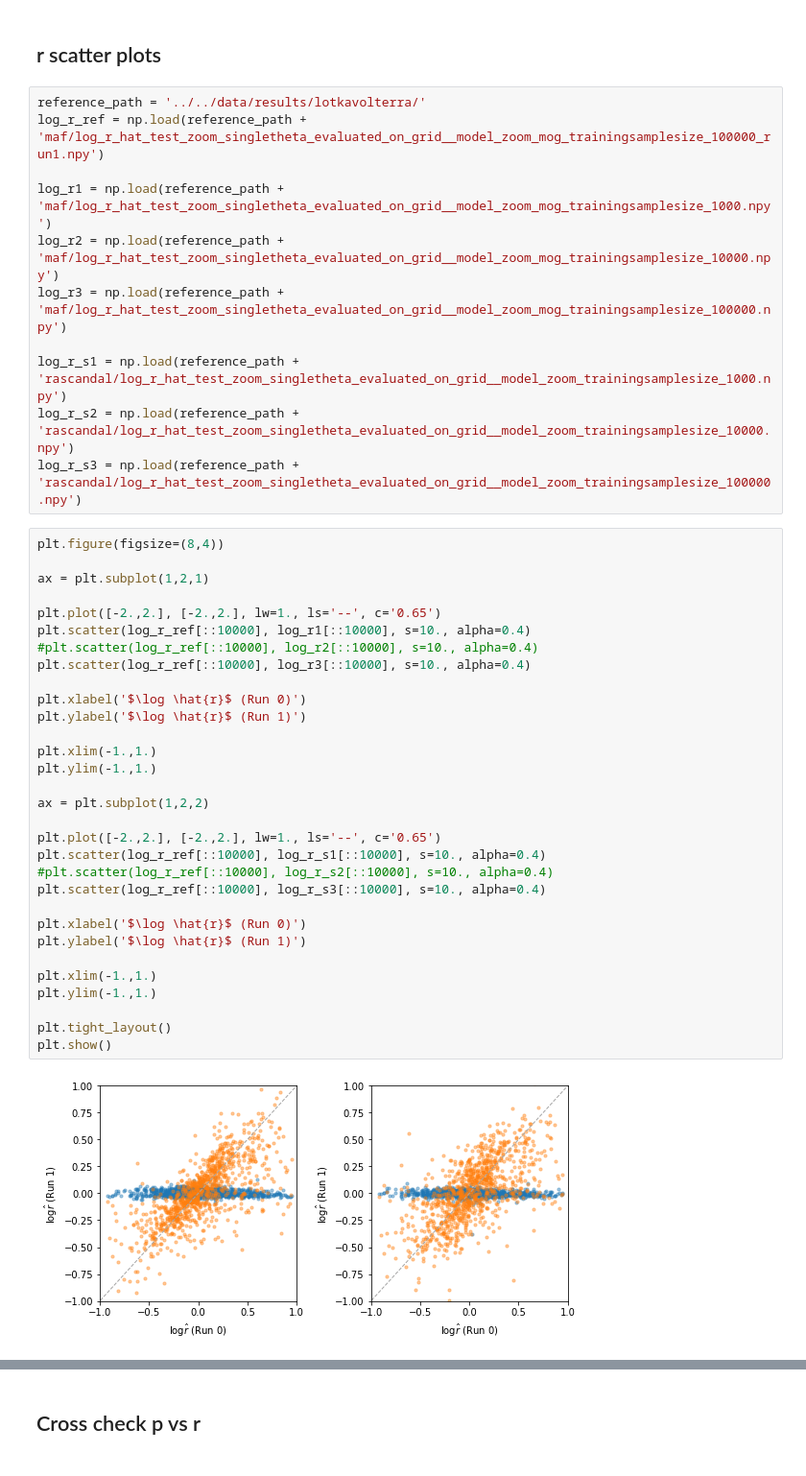
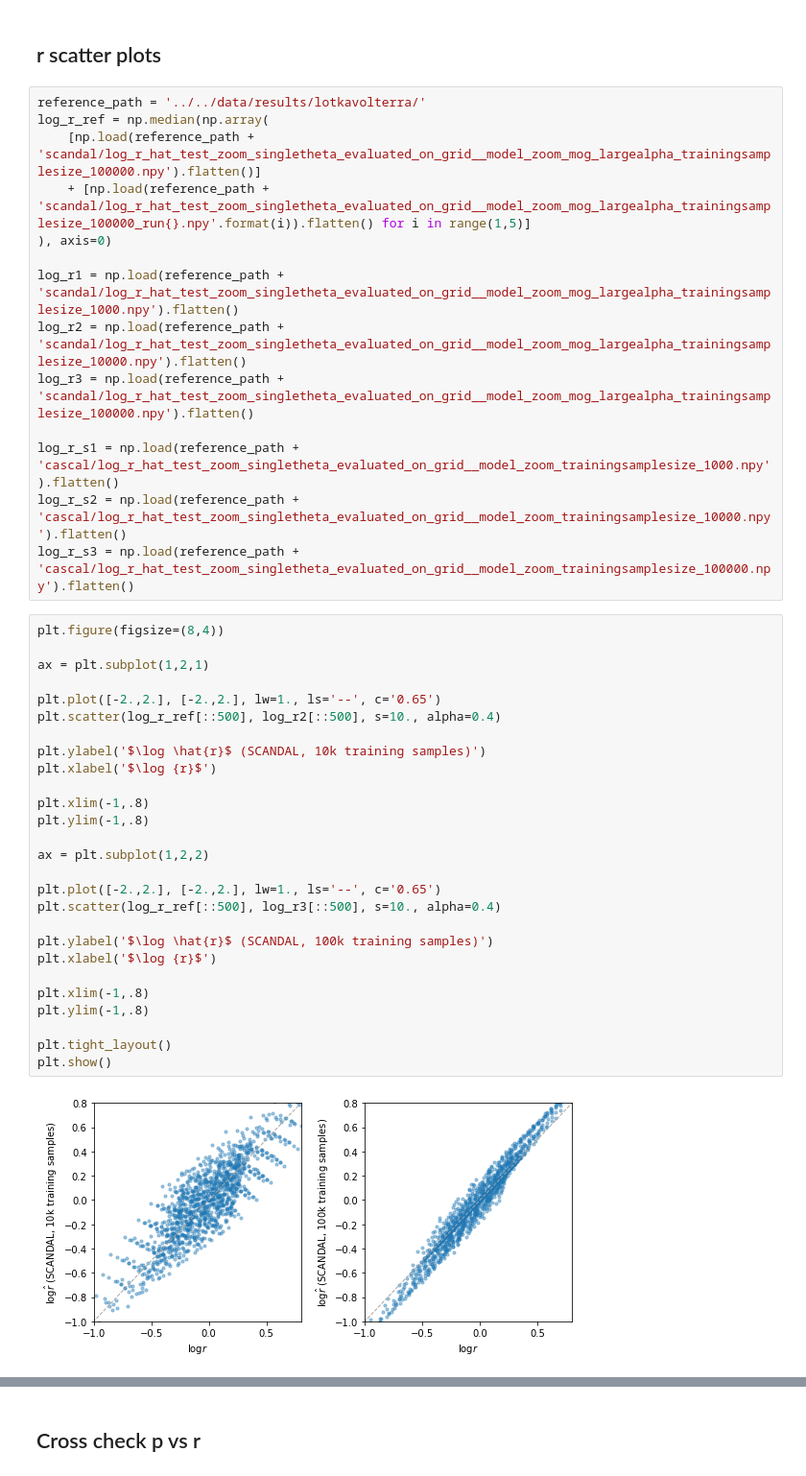
Before and after one commit to johannbrehmer/goldmine, a Jupyter notebook: goldmine/notebooks/lotka_volterra/result_cross_checks.ipynb, the cells around one changed output, grey strips where cells are left out. Shown: that part at 96% size. Drawn from its saved outputs; the diff is of its cells as text.

```diff
--- a/goldmine/notebooks/lotka_volterra/result_cross_checks.ipynb
+++ b/goldmine/notebooks/lotka_volterra/result_cross_checks.ipynb
@@ -13,45 +13,44 @@ from goldmine.simulators.lotka_volterra import LotkaVolterra
 ## r scatter plots
 # %%
 reference_path = '../../data/results/lotkavolterra/'
-log_r_ref = np.load(reference_path + 'maf/log_r_hat_test_zoom_singletheta_evaluated_on_grid__model_zoom_mog_trainingsamplesize_100000_run1.npy')
+log_r_ref = np.median(np.array(
+    [np.load(reference_path + 'scandal/log_r_hat_test_zoom_singletheta_evaluated_on_grid__model_zoom_mog_largealpha_trainingsamplesize_100000.npy').flatten()]
+    + [np.load(reference_path + 'scandal/log_r_hat_test_zoom_singletheta_evaluated_on_grid__model_zoom_mog_largealpha_trainingsamplesize_100000_run{}.npy'.format(i)).flatten() for i in range(1,5)]
+), axis=0)
 
-log_r1 = np.load(reference_path + 'maf/log_r_hat_test_zoom_singletheta_evaluated_on_grid__model_zoom_mog_trainingsamplesize_1000.npy')
-log_r2 = np.load(reference_path + 'maf/log_r_hat_test_zoom_singletheta_evaluated_on_grid__model_zoom_mog_trainingsamplesize_10000.npy')
-log_r3 = np.load(reference_path + 'maf/log_r_hat_test_zoom_singletheta_evaluated_on_grid__model_zoom_mog_trainingsamplesize_100000.npy')
+log_r1 = np.load(reference_path + 'scandal/log_r_hat_test_zoom_singletheta_evaluated_on_grid__model_zoom_mog_largealpha_trainingsamplesize_1000.npy').flatten()
+log_r2 = np.load(reference_path + 'scandal/log_r_hat_test_zoom_singletheta_evaluated_on_grid__model_zoom_mog_largealpha_trainingsamplesize_10000.npy').flatten()
+log_r3 = np.load(reference_path + 'scandal/log_r_hat_test_zoom_singletheta_evaluated_on_grid__model_zoom_mog_largealpha_trainingsamplesize_100000.npy').flatten()
 
-log_r_s1 = np.load(reference_path + 'rascandal/log_r_hat_test_zoom_singletheta_evaluated_on_grid__model_zoom_trainingsamplesize_1000.npy')
-log_r_s2 = np.load(reference_path + 'rascandal/log_r_hat_test_zoom_singletheta_evaluated_on_grid__model_zoom_trainingsamplesize_10000.npy')
-log_r_s3 = np.load(reference_path + 'rascandal/log_r_hat_test_zoom_singletheta_evaluated_on_grid__model_zoom_trainingsamplesize_100000.npy')
+log_r_s1 = np.load(reference_path + 'cascal/log_r_hat_test_zoom_singletheta_evaluated_on_grid__model_zoom_trainingsamplesize_1000.npy').flatten()
+log_r_s2 = np.load(reference_path + 'cascal/log_r_hat_test_zoom_singletheta_evaluated_on_grid__model_zoom_trainingsamplesize_10000.npy').flatten()
+log_r_s3 = np.load(reference_path + 'cascal/log_r_hat_test_zoom_singletheta_evaluated_on_grid__model_zoom_trainingsamplesize_100000.npy').flatten()
 # %%
 plt.figure(figsize=(8,4))
 
 ax = plt.subplot(1,2,1)
 
 plt.plot([-2.,2.], [-2.,2.], lw=1., ls='--', c='0.65')
-plt.scatter(log_r_ref[::10000], log_r1[::10000], s=10., alpha=0.4)
-#plt.scatter(log_r_ref[::10000], log_r2[::10000], s=10., alpha=0.4)
-plt.scatter(log_r_ref[::10000], log_r3[::10000], s=10., alpha=0.4)
+plt.scatter(log_r_ref[::500], log_r2[::500], s=10., alpha=0.4)
 
-plt.xlabel('$\log \hat{r}$ (Run 0)')
-plt.ylabel('$\log \hat{r}$ (Run 1)')
+plt.ylabel('$\log \hat{r}$ (SCANDAL, 10k training samples)')
+plt.xlabel('$\log {r}$')
 
-plt.xlim(-1.,1.)
-plt.ylim(-1.,1.)
+plt.xlim(-1,.8)
+plt.ylim(-1,.8)
 
 ax = plt.subplot(1,2,2)
 
 plt.plot([-2.,2.], [-2.,2.], lw=1., ls='--', c='0.65')
-plt.scatter(log_r_ref[::10000], log_r_s1[::10000], s=10., alpha=0.4)
-#plt.scatter(log_r_ref[::10000], log_r_s2[::10000], s=10., alpha=0.4)
-plt.scatter(log_r_ref[::10000], log_r_s3[::10000], s=10., alpha=0.4)
+plt.scatter(log_r_ref[::500], log_r3[::500], s=10., alpha=0.4)
 
-plt.xlabel('$\log \hat{r}$ (Run 0)')
-plt.ylabel('$\log \hat{r}$ (Run 1)')
+plt.ylabel('$\log \hat{r}$ (SCANDAL, 100k training samples)')
+plt.xlabel('$\log {r}$')
 
-plt.xlim(-1.,1.)
-plt.ylim(-1.,1.)
+plt.xlim(-1,.8)
+plt.ylim(-1,.8)
 
 plt.tight_layout()
 plt.show()
 # %% [output]
-[figure, old version]
+[figure, new version]
```
Also changed, not shown: parts of 1 cell of this notebook, 4 other files.
